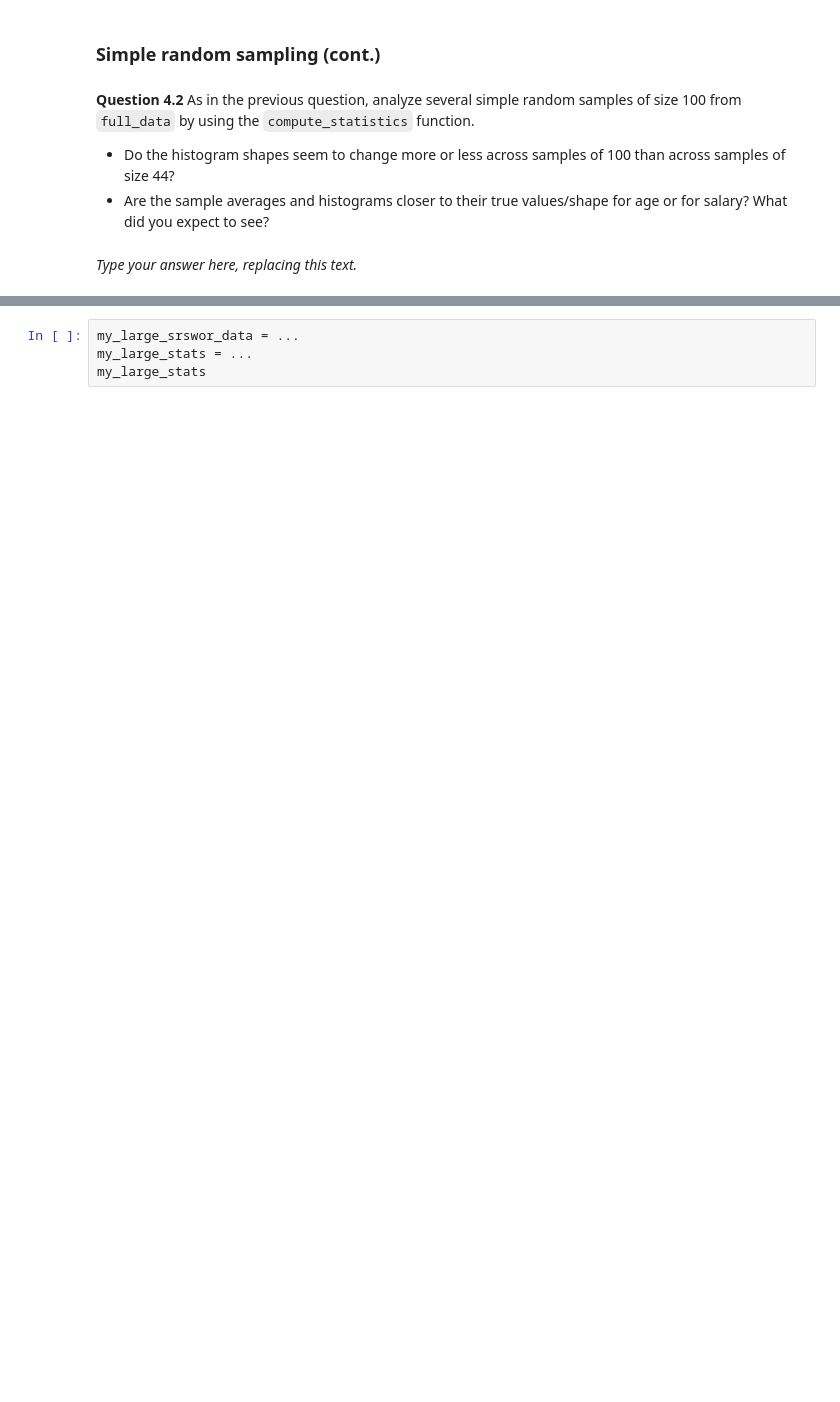
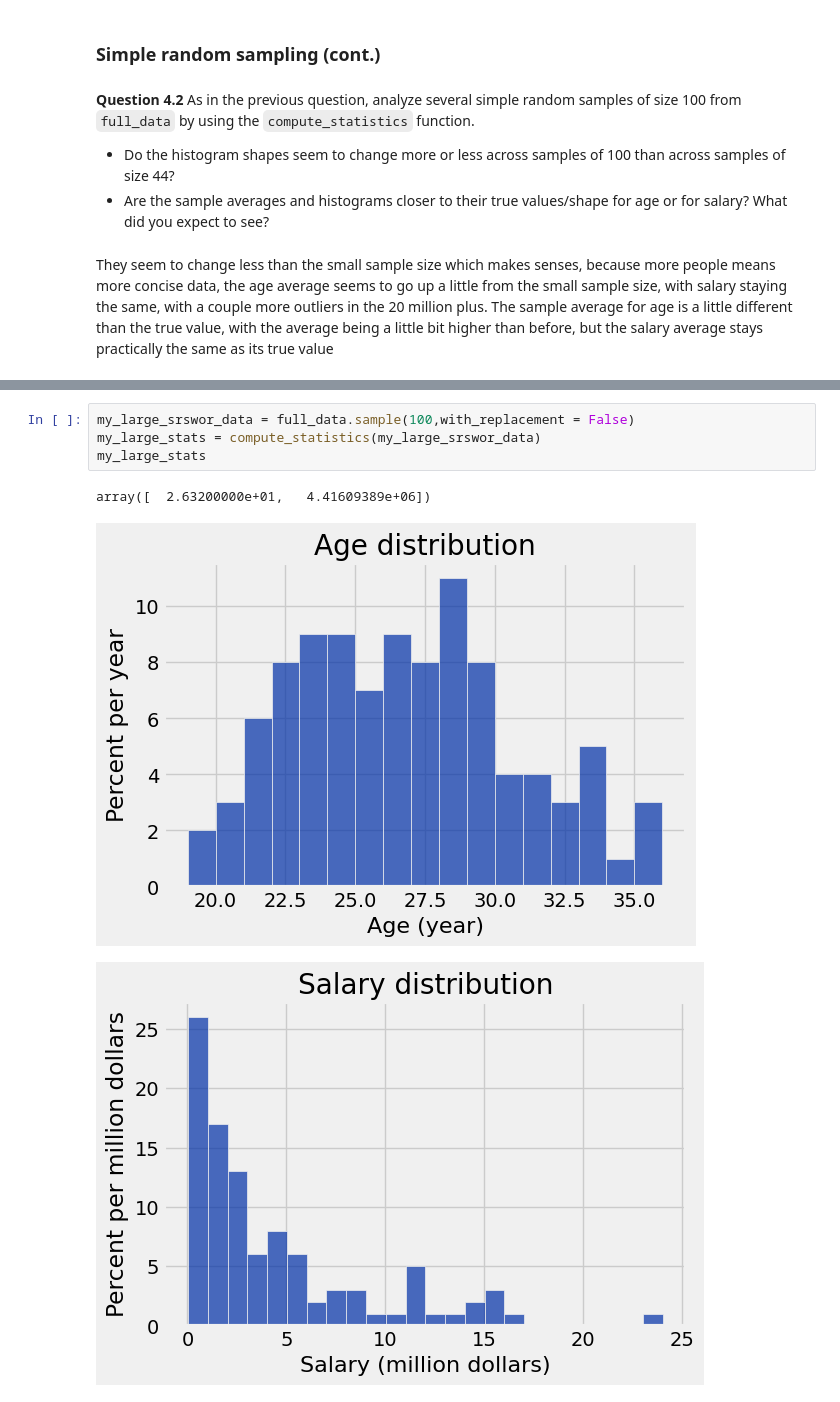
Before and after one commit to bwinterstein/Intro-Data, a Jupyter notebook: Labs/lab05.ipynb, the cells around one changed output, grey strips where cells are left out. Cells and saved outputs as stored; diff of their text form; blank space fills up the shorter version.

```diff
--- a/Labs/lab05.ipynb
+++ b/Labs/lab05.ipynb
@@ -457,11 +487,16 @@ grader.check("q41")
 **Question 4.2** As in the previous question, analyze several simple random samples of size 100 from `full_data` by using the `compute_statistics` function.
 - Do the histogram shapes seem to change more or less across samples of 100 than across samples of size 44?
 - Are the sample averages and histograms closer to their true values/shape for age or for salary?  What did you expect to see?
-# %% [markdown]
-_Type your answer here, replacing this text._
+# %% [markdown]
+They seem to change less than the small sample size which makes senses, because more people means more concise data, the age average seems to go up a little from the small sample size, with salary staying the same, with a couple more outliers in the 20 million plus.
+The sample average for age is a little different than the true value, with the average being a little bit higher than before, but the salary average stays practically the same as its true value
 # %% [markdown]
 <!-- BEGIN QUESTION -->
 # %%
-my_large_srswor_data = ...
-my_large_stats = ...
+my_large_srswor_data = full_data.sample(100,with_replacement = False)
+my_large_stats = compute_statistics(my_large_srswor_data)
 my_large_stats
+# %% [output]
+array([  2.63200000e+01,   4.41609389e+06])
+[figure, added]
+[figure, added]
```
Also changed, not shown: parts of 12 cells of this notebook, 4 other files.
